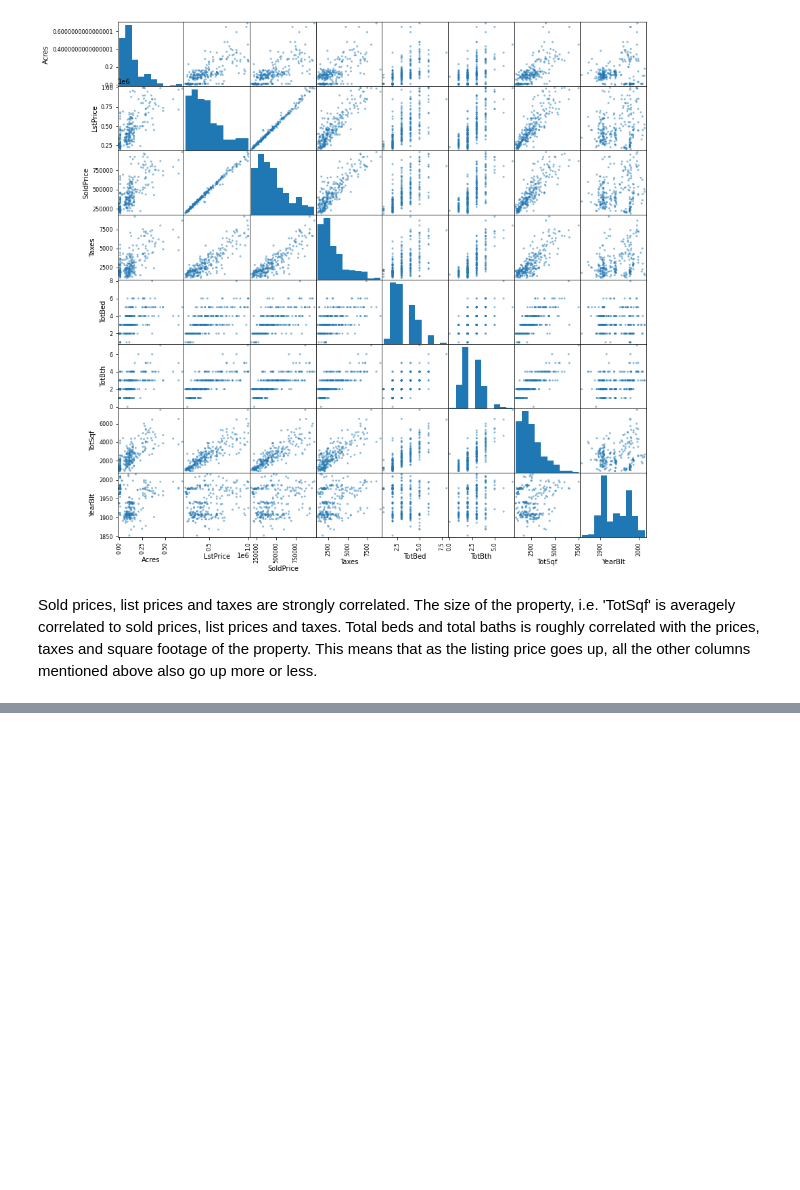
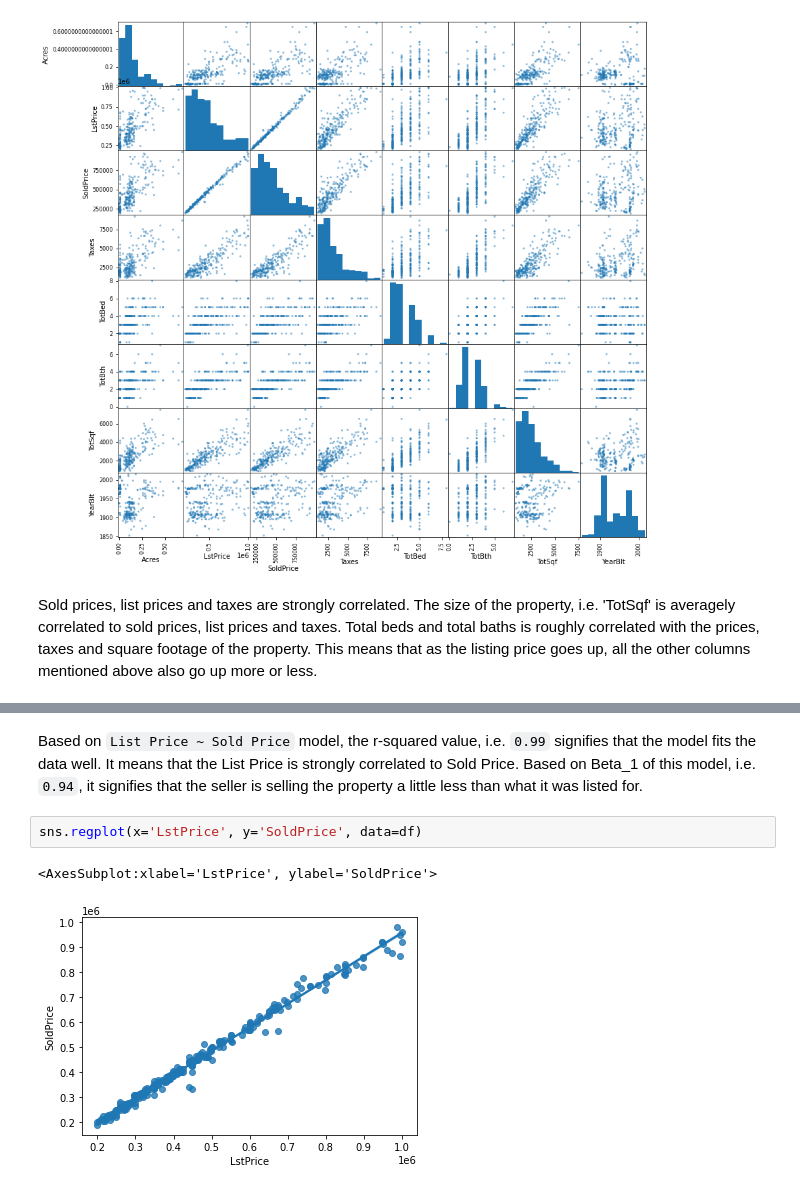
Before and after one commit to UtahMSD/anirudhLath, a Jupyter notebook: CS6017/dsProject/assignment02/HW2.ipynb, the cells around one changed output, grey strips where cells are left out. Saved outputs shown, nothing was run; the diff lists cells and outputs as text; blank space fills up the shorter version.

```diff
--- a/CS6017/dsProject/assignment02/HW2.ipynb
+++ b/CS6017/dsProject/assignment02/HW2.ipynb
@@ -134,0 +242,7 @@ Sold prices, list prices and taxes are strongly correlated. The size of the prop
+# %% [markdown]
+Based on `List Price ~ Sold Price` model, the r-squared value, i.e. `0.99` signifies that the model fits the data well. It means that the List Price is strongly correlated to Sold Price. Based on Beta_1 of this model, i.e. `0.94`, it signifies that the seller is selling the property a little less than what it was listed for.
+# %%
+sns.regplot(x='LstPrice', y='SoldPrice', data=df)
+# %% [output]
+<AxesSubplot:xlabel='LstPrice', ylabel='SoldPrice'>
+[figure, added]
```
Also changed, not shown: parts of 19 cells of this notebook.
